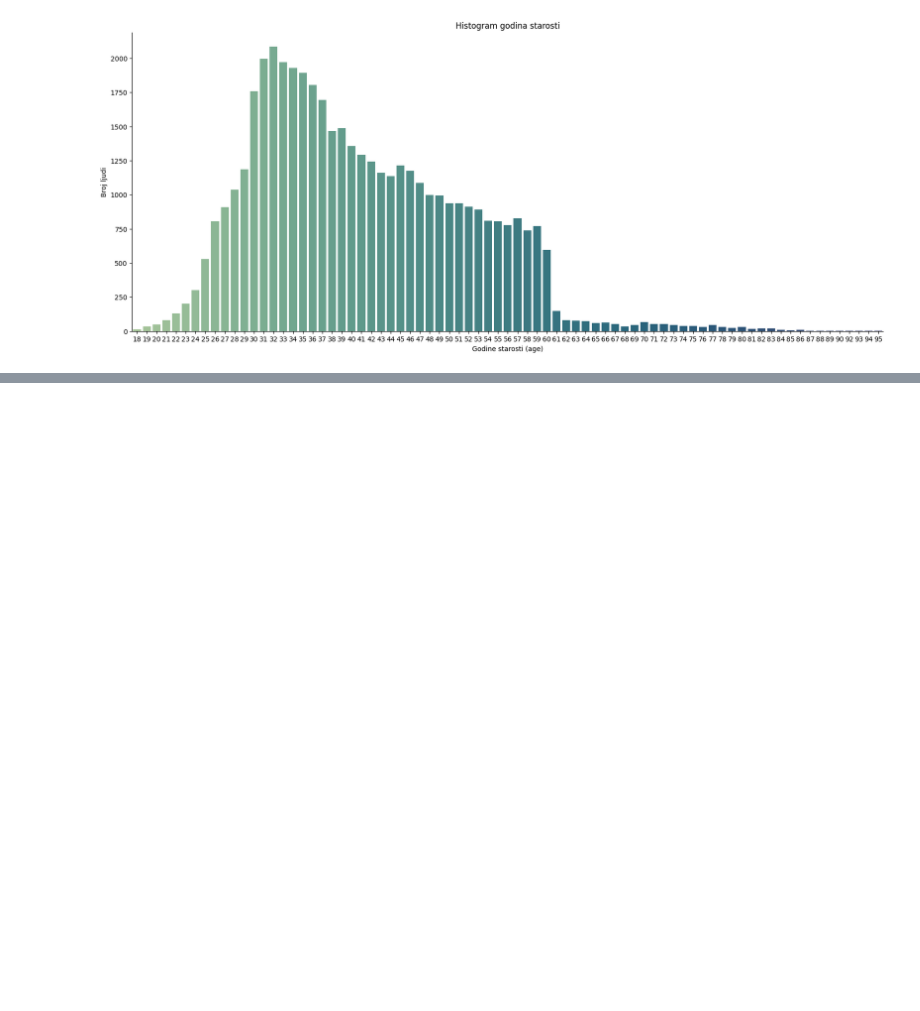
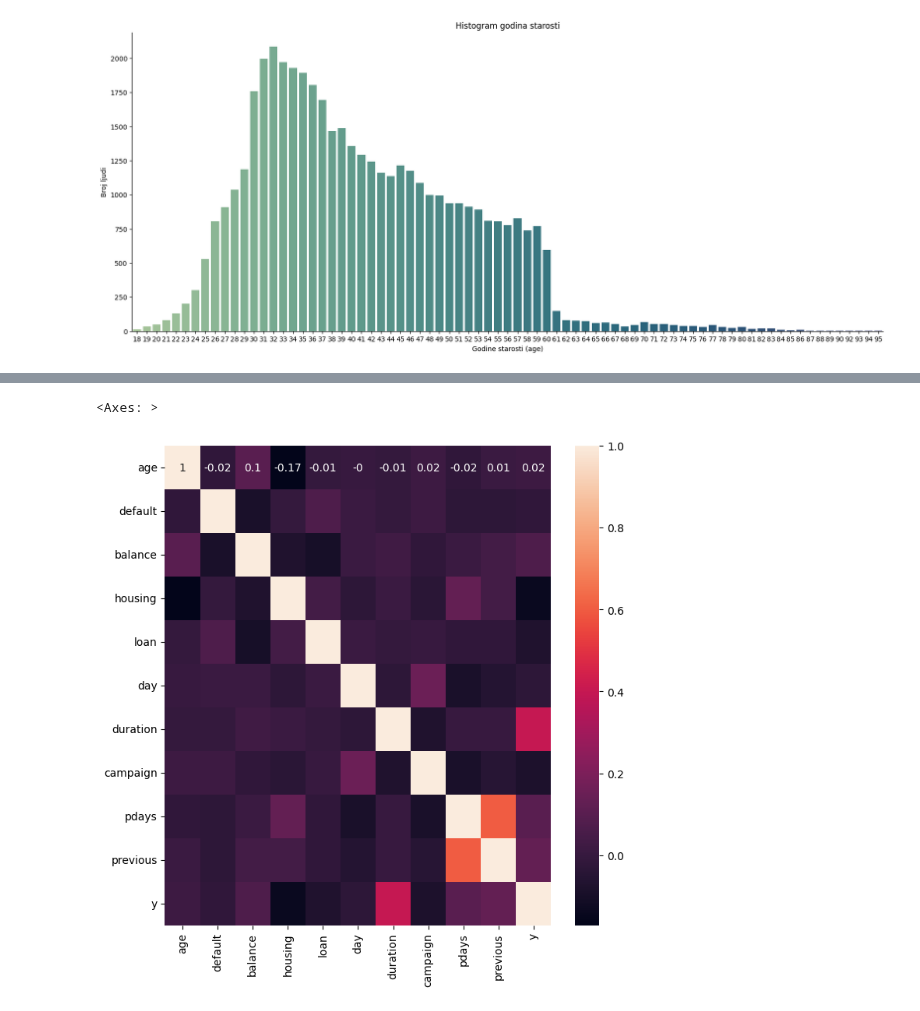
Before and after one commit to MilicaRangelov/Masinsko_ucenje, a Jupyter notebook: prvi_projekat/bank_marketing.ipynb, the cells around one changed output, grey strips where cells are left out. Drawn from its saved outputs; the diff is of its cells as text; code cells hidden in the pictures; blank space fills up the shorter version.

```diff
--- a/prvi_projekat/bank_marketing.ipynb
+++ b/prvi_projekat/bank_marketing.ipynb
@@ -186,0 +241,8 @@ sns.countplot(x='campaign', hue='y', data=df[df['y'] == 'yes'])
+# %%
+df.loc[df['age'] <= 30, 'age'] = 1  # probaj i bez ovoga
+df.loc[(df['age'] > 30) & (df['age'] <= 40), 'age'] = 2
+df.loc[(df['age'] > 40) & (df['age'] <= 50), 'age'] = 3
+df.loc[(df['age'] > 50) & (df['age'] <= 60), 'age'] = 4
+df.loc[(df['age'] > 60) & (df['age'] <= 70), 'age'] = 5
+df.loc[df['age'] > 70, 'age'] = 6
+df.head()
@@ -186,0 +256,8 @@ sns.countplot(x='campaign', hue='y', data=df[df['y'] == 'yes'])
+# %%
+numeric = df.select_dtypes(include='number').columns.tolist()
+corr = df[numeric].corr().apply(lambda x: round(x, 2))
+fig, ax = plt.subplots(figsize=(8, 8))
+sns.heatmap(data=corr, annot=True, ax=ax)
+# %% [output]
+<Axes: >
+[figure, added]
```
Also changed, not shown: parts of 25 cells of this notebook.
